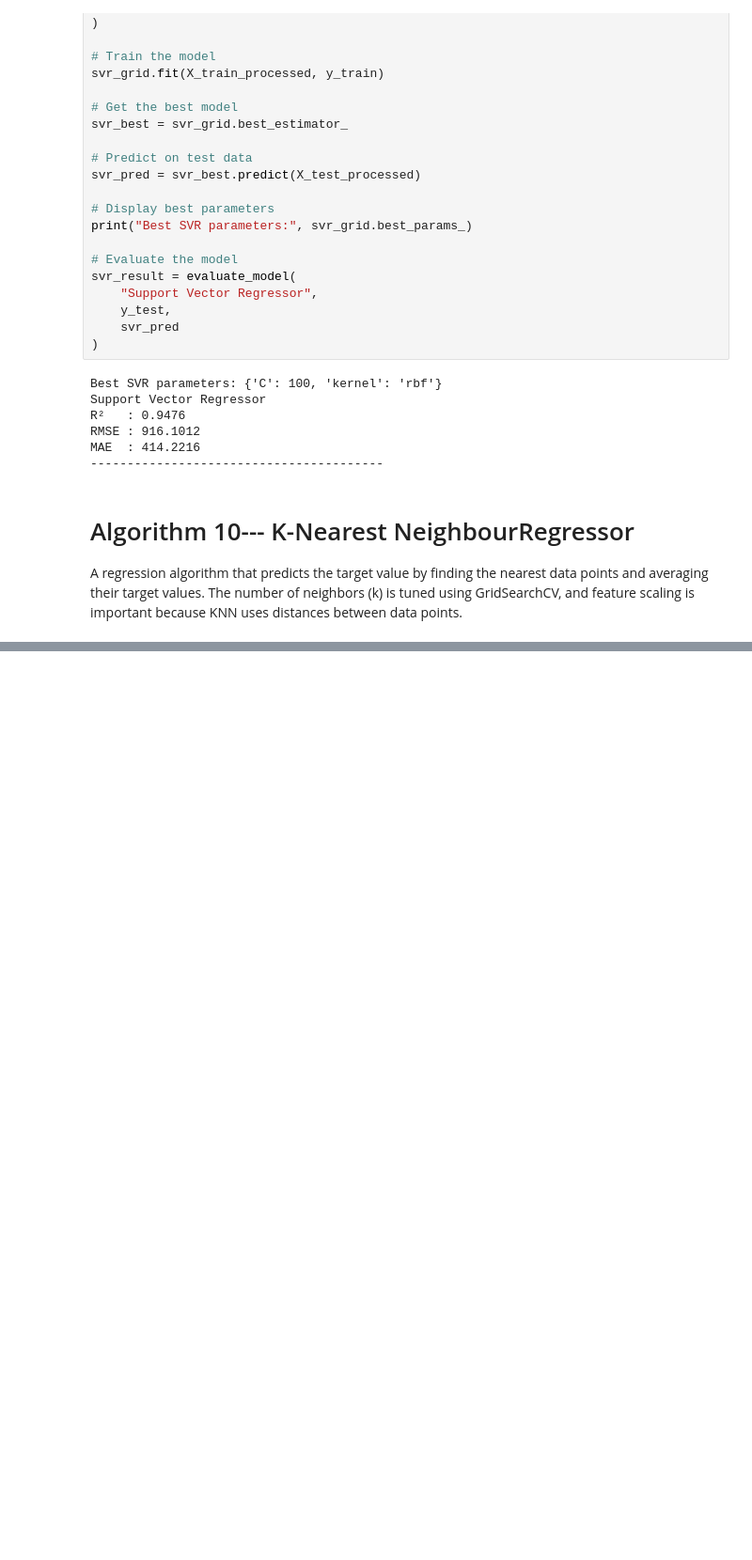
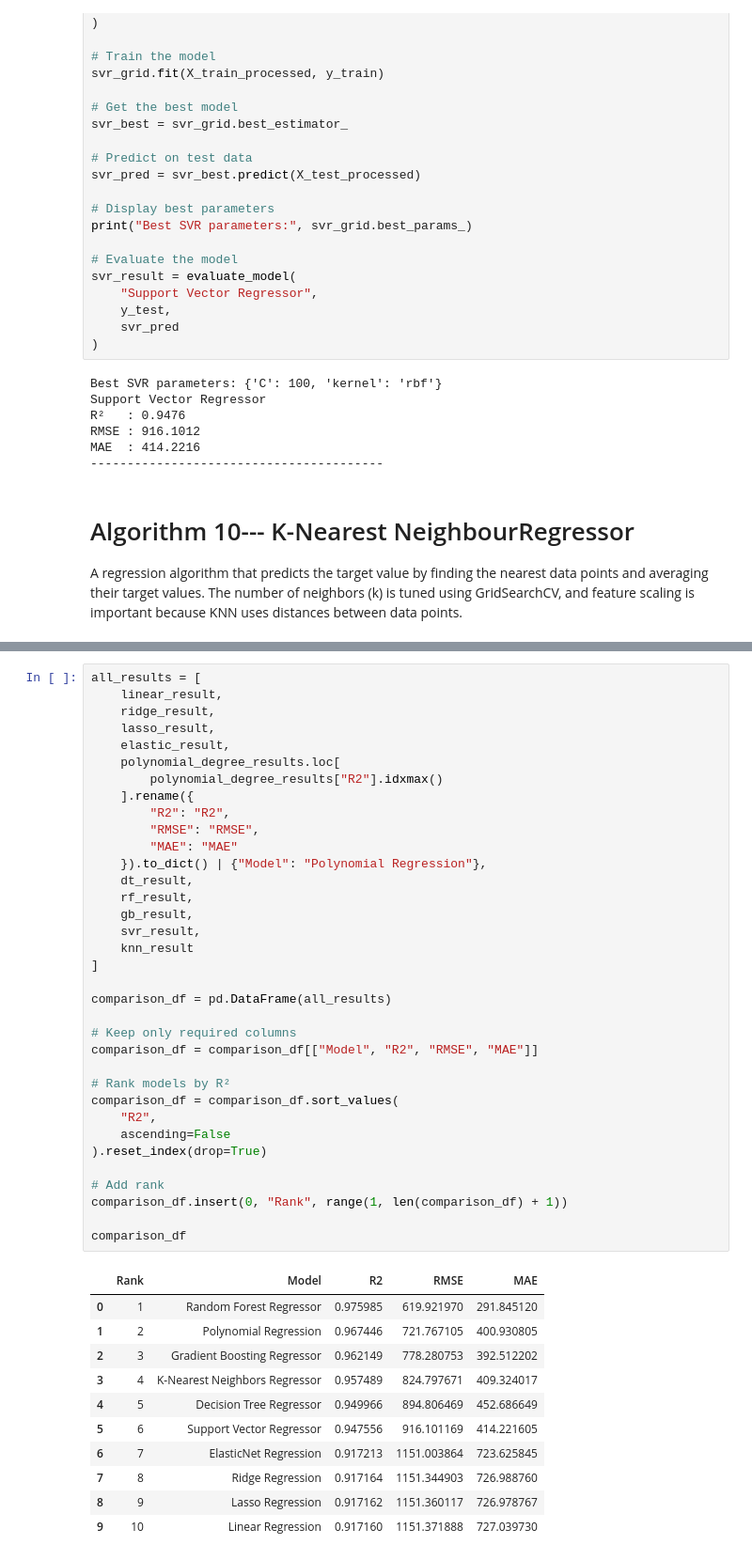
Before and after one commit to pragna100510/ML_Capstone, a Jupyter notebook: regression/regression.ipynb, the cells around one changed output, grey strips where cells are left out. Shown at 94% size. Cells and saved outputs as stored; diff of their text form; blank space fills up the shorter version.

Commit message:
implemented  Final Regression Model Comparison,Hyperparameter Tuning Improvement  for Ridge Regreession and Elastic Regression,and 5-Fold Cross-Validation for the Two Best Models

```diff
--- a/regression/regression.ipynb
+++ b/regression/regression.ipynb
@@ -981,0 +986,47 @@ MAE  : 409.3226
+# %%
+all_results = [
+    linear_result,
+    ridge_result,
+    lasso_result,
+    elastic_result,
+    polynomial_degree_results.loc[
+        polynomial_degree_results["R2"].idxmax()
+    ].rename({
+        "R2": "R2",
+        "RMSE": "RMSE",
+        "MAE": "MAE"
+    }).to_dict() | {"Model": "Polynomial Regression"},
+    dt_result,
+    rf_result,
+    gb_result,
+    svr_result,
+    knn_result
+]
+
+comparison_df = pd.DataFrame(all_results)
+
+# Keep only required columns
+comparison_df = comparison_df[["Model", "R2", "RMSE", "MAE"]]
+
+# Rank models by R²
+comparison_df = comparison_df.sort_values(
+    "R2",
+    ascending=False
+).reset_index(drop=True)
+
+# Add rank
+comparison_df.insert(0, "Rank", range(1, len(comparison_df) + 1))
+
+comparison_df
+# %% [output]
+|  | Rank | Model | R2 | RMSE | MAE |
+| 0 | 1 | Random Forest Regressor | 0.975985 | 619.921970 | 291.845120 |
+| 1 | 2 | Polynomial Regression | 0.967446 | 721.767105 | 400.930805 |
+| 2 | 3 | Gradient Boosting Regressor | 0.962149 | 778.280753 | 392.512202 |
+| 3 | 4 | K-Nearest Neighbors Regressor | 0.957489 | 824.797671 | 409.324017 |
+| 4 | 5 | Decision Tree Regressor | 0.949966 | 894.806469 | 452.686649 |
+| 5 | 6 | Support Vector Regressor | 0.947556 | 916.101169 | 414.221605 |
+| 6 | 7 | ElasticNet Regression | 0.917213 | 1151.003864 | 723.625845 |
+| 7 | 8 | Ridge Regression | 0.917164 | 1151.344903 | 726.988760 |
+| 8 | 9 | Lasso Regression | 0.917162 | 1151.360117 | 726.978767 |
+| 9 | 10 | Linear Regression | 0.917160 | 1151.371888 | 727.039730 |
```
Also changed, not shown: parts of 9 cells of this notebook.
